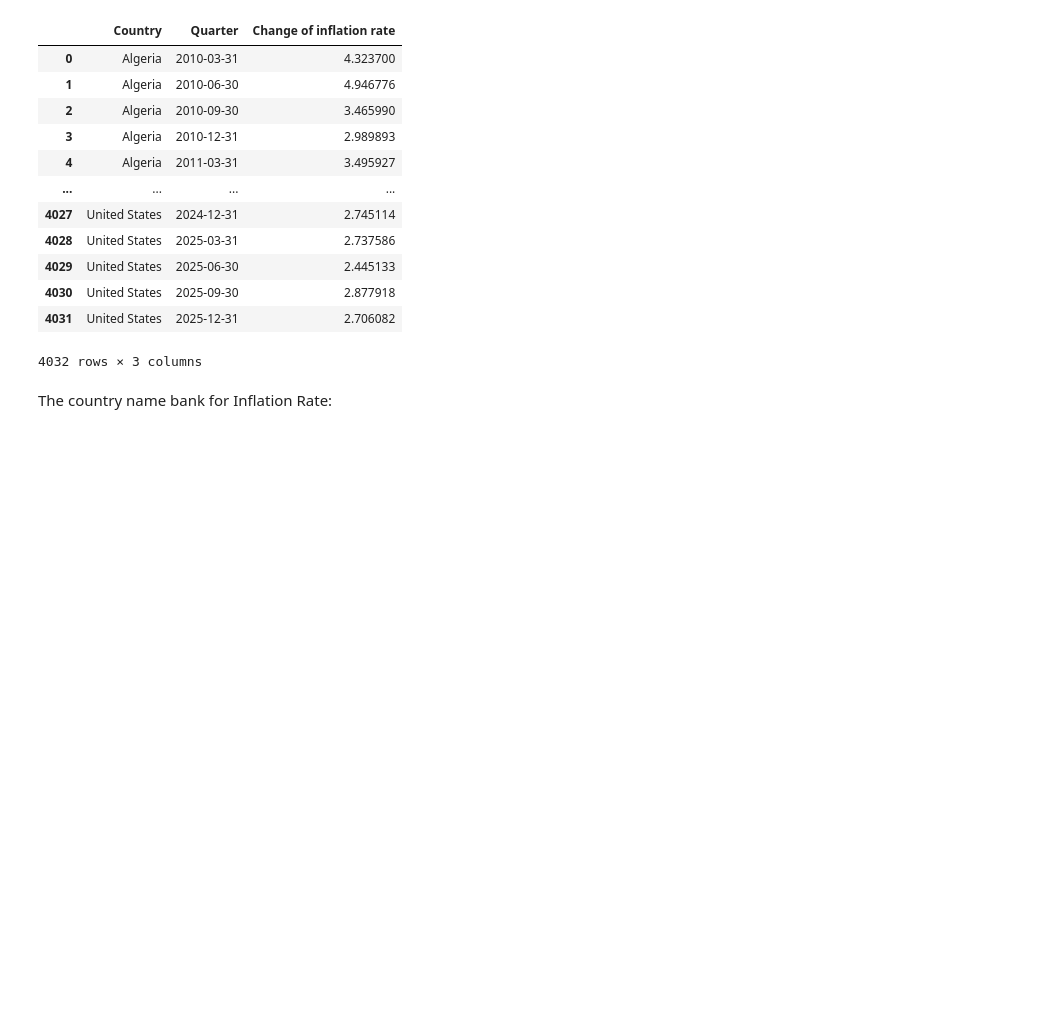
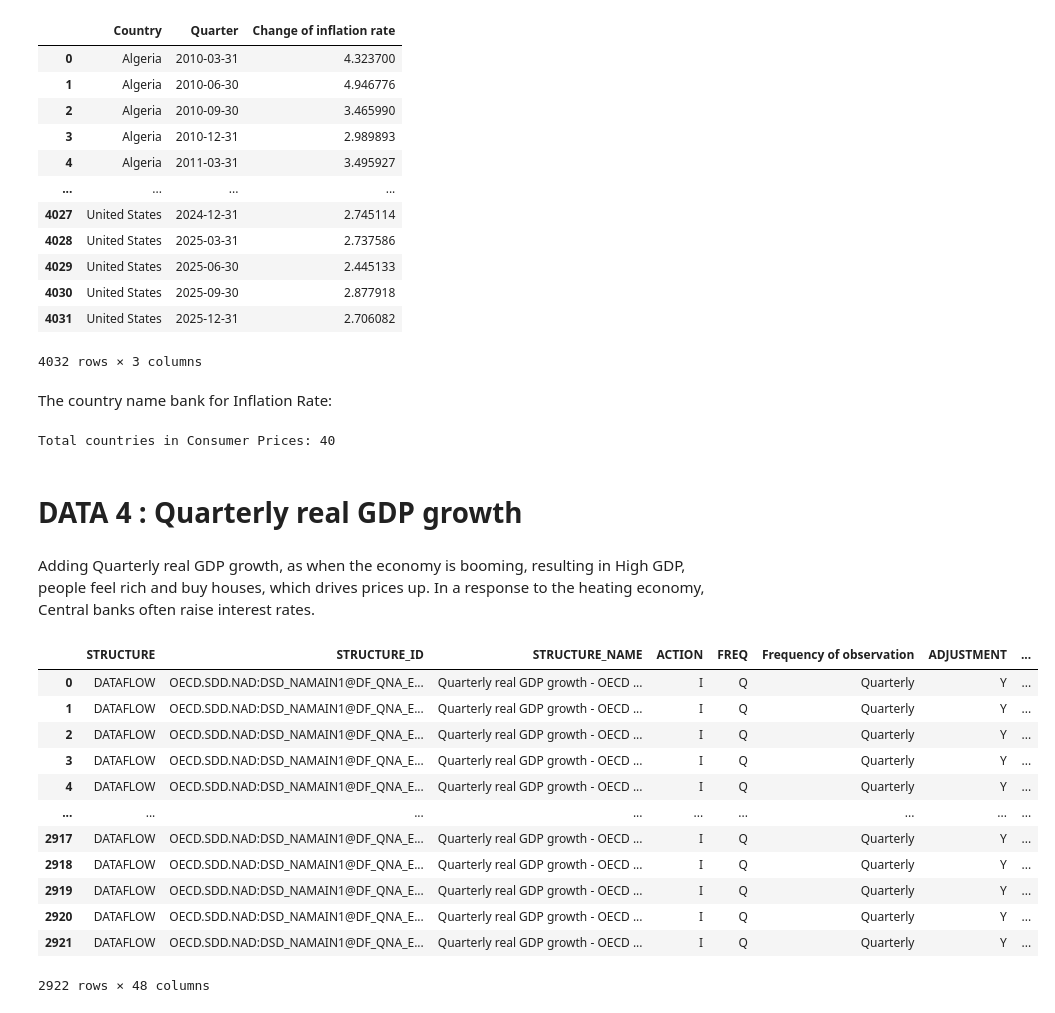
Before and after one commit to SiyanaVel19/Final_project_SU_2026, a Jupyter notebook: Data_prep.ipynb, the cells around one changed output. Cells and saved outputs as stored; diff of their text form; code cells hidden in the pictures; blank space fills up the shorter version.

```diff
--- a/Data_prep.ipynb
+++ b/Data_prep.ipynb
@@ -382,3 +384,30 @@ CPI_final
 4032 rows × 3 columns
 # %% [markdown]
 The country name bank for Inflation Rate:
+# %%
+CPI_countries = set (CPI_clean['Country'].unique())
+print(f"Total countries in Consumer Prices: {len(CBPR_countries)}")
+# %% [output]
+Total countries in Consumer Prices: 40
+# %% [markdown]
+# DATA 4 : Quarterly real GDP growth
+# %% [markdown]
+Adding Quarterly real GDP growth, as when the economy is booming, resulting in High GDP, people feel rich and buy houses, which drives prices up. In a response to the heating economy, Central banks often raise interest rates.
+# %%
+GDP_growth_raw = pd.read_csv("raw_data/Quarterly_Real_Gdp_growth.csv")
+# %%
+GDP_growth_raw
+# %% [output]
+|  | STRUCTURE | STRUCTURE_ID | STRUCTURE_NAME | ACTION | FREQ | Frequency of observation | ADJUSTMENT | ... |
+| 0 | DATAFLOW | OECD.SDD.NAD:DSD_NAMAIN1@DF_QNA_E... | Quarterly real GDP growth - OECD ... | I | Q | Quarterly | Y | ... |
+| 1 | DATAFLOW | OECD.SDD.NAD:DSD_NAMAIN1@DF_QNA_E... | Quarterly real GDP growth - OECD ... | I | Q | Quarterly | Y | ... |
+| 2 | DATAFLOW | OECD.SDD.NAD:DSD_NAMAIN1@DF_QNA_E... | Quarterly real GDP growth - OECD ... | I | Q | Quarterly | Y | ... |
+| 3 | DATAFLOW | OECD.SDD.NAD:DSD_NAMAIN1@DF_QNA_E... | Quarterly real GDP growth - OECD ... | I | Q | Quarterly | Y | ... |
+| 4 | DATAFLOW | OECD.SDD.NAD:DSD_NAMAIN1@DF_QNA_E... | Quarterly real GDP growth - OECD ... | I | Q | Quarterly | Y | ... |
+| ... | ... | ... | ... | ... | ... | ... | ... | ... |
+| 2917 | DATAFLOW | OECD.SDD.NAD:DSD_NAMAIN1@DF_QNA_E... | Quarterly real GDP growth - OECD ... | I | Q | Quarterly | Y | ... |
+| 2918 | DATAFLOW | OECD.SDD.NAD:DSD_NAMAIN1@DF_QNA_E... | Quarterly real GDP growth - OECD ... | I | Q | Quarterly | Y | ... |
+| 2919 | DATAFLOW | OECD.SDD.NAD:DSD_NAMAIN1@DF_QNA_E... | Quarterly real GDP growth - OECD ... | I | Q | Quarterly | Y | ... |
+| 2920 | DATAFLOW | OECD.SDD.NAD:DSD_NAMAIN1@DF_QNA_E... | Quarterly real GDP growth - OECD ... | I | Q | Quarterly | Y | ... |
+| 2921 | DATAFLOW | OECD.SDD.NAD:DSD_NAMAIN1@DF_QNA_E... | Quarterly real GDP growth - OECD ... | I | Q | Quarterly | Y | ... |
+2922 rows × 48 columns
```
Also changed, not shown: parts of 18 cells of this notebook.
